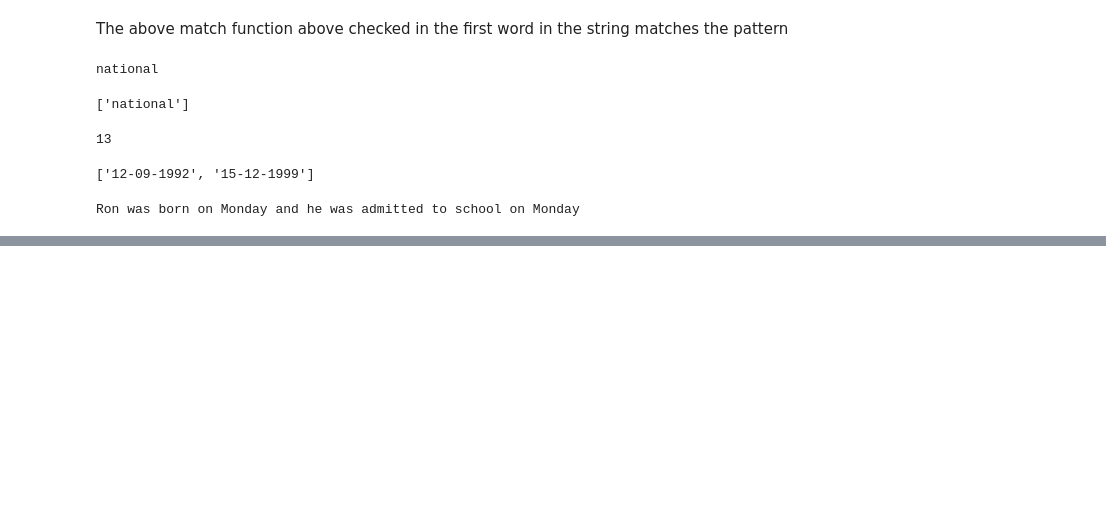
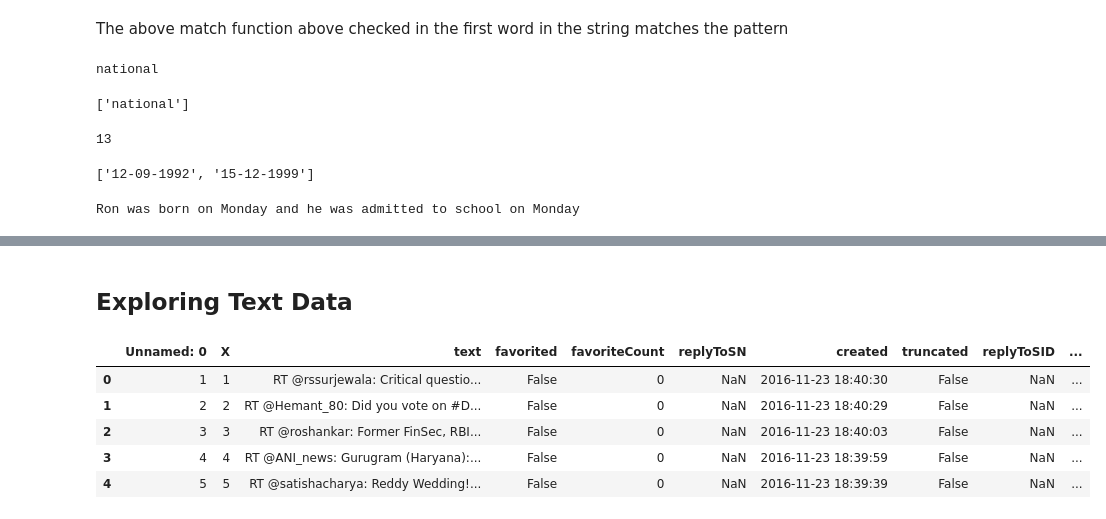
Before and after one commit to jhhornn/Tensorflow-NLP, a Jupyter notebook: Codes/Regular Expression.ipynb, the cells around one changed output, grey strips where cells are left out. Saved outputs shown, nothing was run; the diff lists cells and outputs as text; code cells hidden in the pictures; blank space fills up the shorter version.

```diff
--- a/Codes/Regular Expression.ipynb
+++ b/Codes/Regular Expression.ipynb
@@ -88,0 +87,2 @@ To https://github.com/Thobeee/Tensorflow-NLP.git
+# %% [markdown]
+## Exploring Text Data
@@ -88,0 +94,11 @@ To https://github.com/Thobeee/Tensorflow-NLP.git
+# %%
+# read csv file
+tweets =  pd.read_csv(r'C:\Users\hp\Documents\PYTHON\Tensorflow NLP\Dataset\tweets.csv', encoding = 'ISO-8859-1', index_col=False)
+tweets.head()
+# %% [output]
+|  | Unnamed: 0 | X | text | favorited | favoriteCount | replyToSN | created | truncated | replyToSID | ... |
+| 0 | 1 | 1 | RT @rssurjewala: Critical questio... | False | 0 | NaN | 2016-11-23 18:40:30 | False | NaN | ... |
+| 1 | 2 | 2 | RT @Hemant_80: Did you vote on #D... | False | 0 | NaN | 2016-11-23 18:40:29 | False | NaN | ... |
+| 2 | 3 | 3 | RT @roshankar: Former FinSec, RBI... | False | 0 | NaN | 2016-11-23 18:40:03 | False | NaN | ... |
+| 3 | 4 | 4 | RT @ANI_news: Gurugram (Haryana):... | False | 0 | NaN | 2016-11-23 18:39:59 | False | NaN | ... |
+| 4 | 5 | 5 | RT @satishacharya: Reddy Wedding!... | False | 0 | NaN | 2016-11-23 18:39:39 | False | NaN | ... |
```
Also changed, not shown: parts of 22 cells of this notebook, 2 other files.
